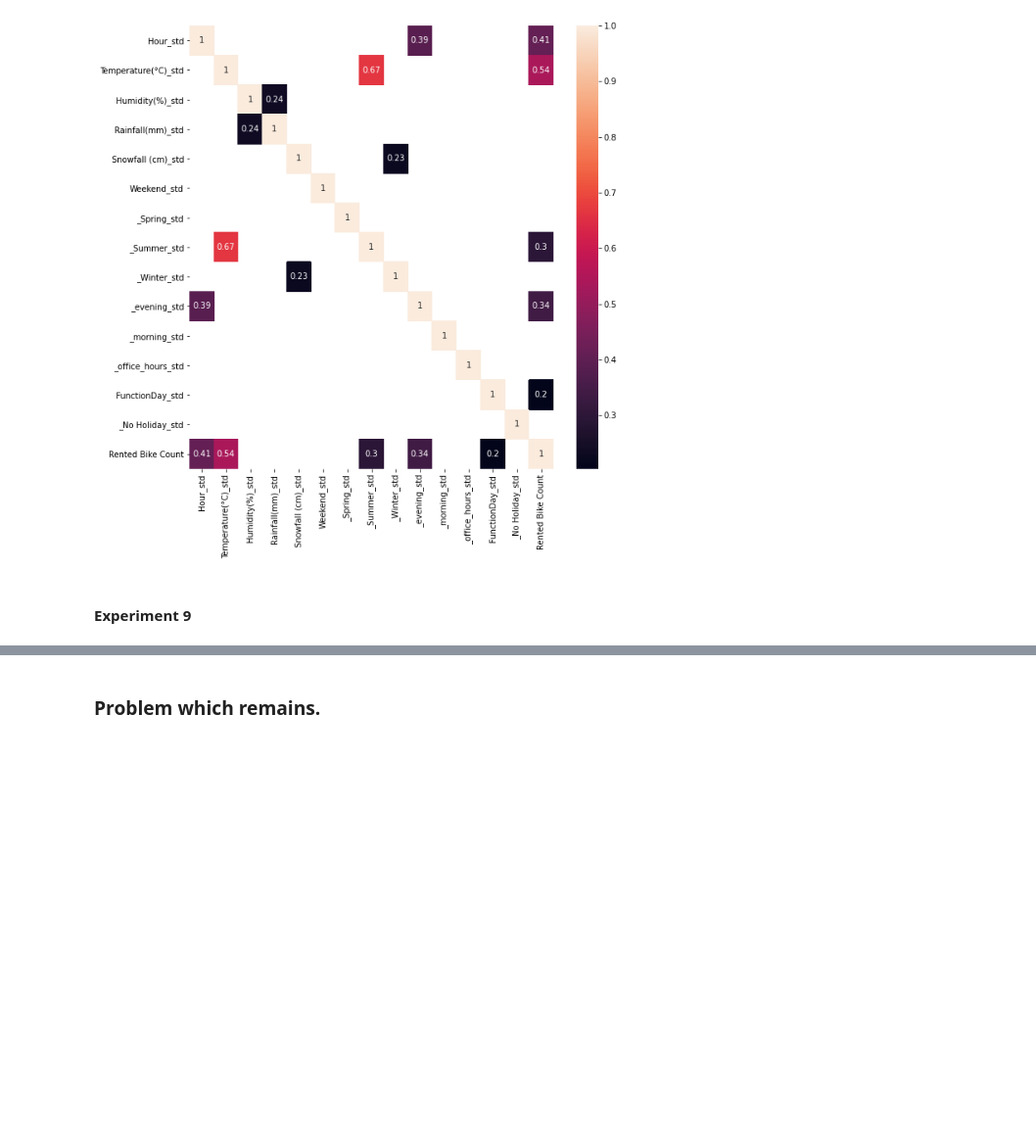
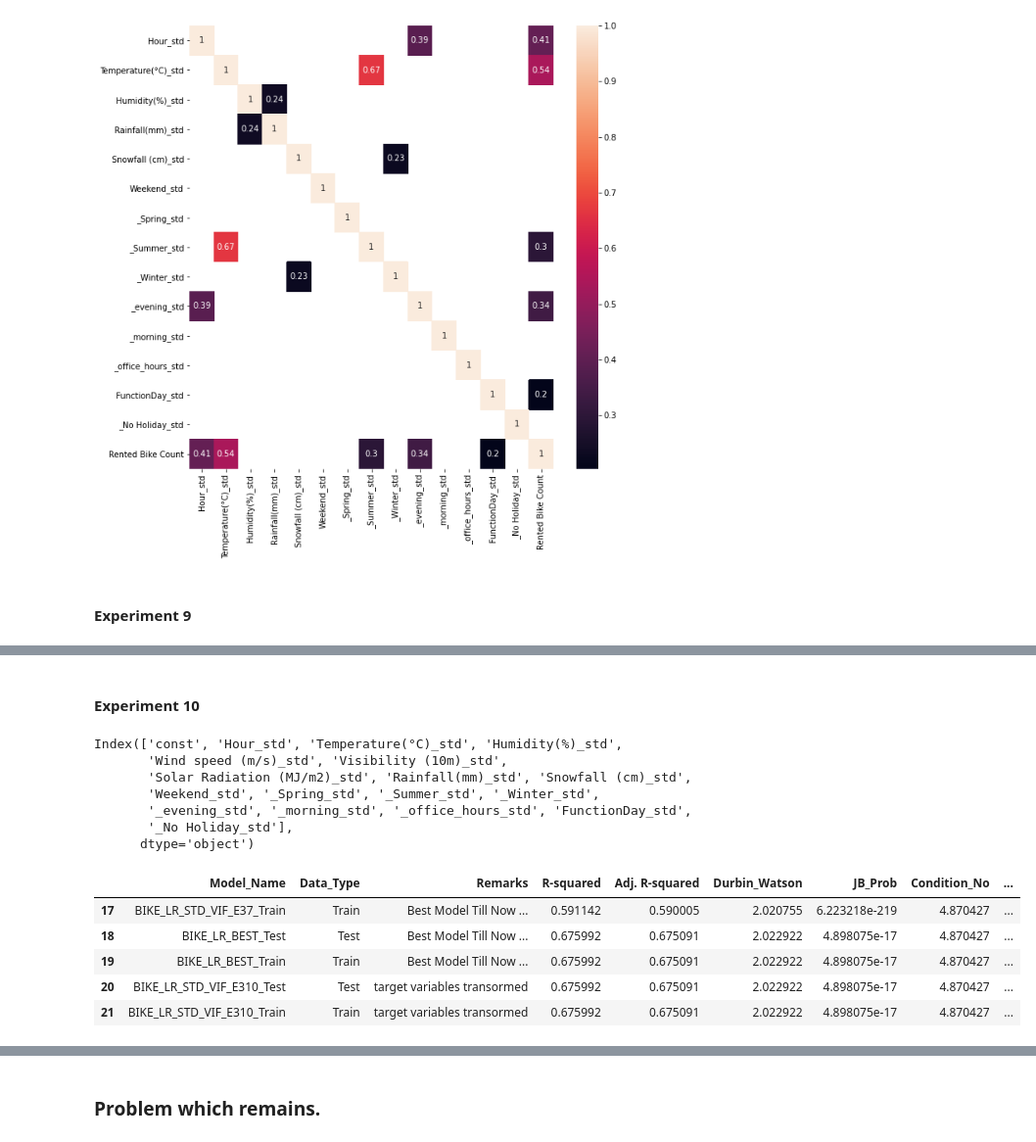
Before and after one commit to dinuthomas/aiml_bikes, a Jupyter notebook: bikeDemand.ipynb, the cells around one changed output, grey strips where cells are left out. Shown at 98% size. Drawn from its saved outputs; the diff is of its cells as text; code cells hidden in the pictures; blank space fills up the shorter version.

```diff
--- a/bikeDemand.ipynb
+++ b/bikeDemand.ipynb
@@ -1695,3 +1695,5 @@ Index(['const', 'Hour_std', 'Temperature(°C)_std', 'Humidity(%)_std',
 | 15 | BIKE_LR_STD_VIF_E39_Train | Train | after VIF treatment, removed insi... | 0.587045 | 0.585965 | 2.022372 | 2.915678e-194 | 4.458116 | ... |
 | 16 | BIKE_LR_STD_VIF_E37_Test | Test | Best Model Till Now ... | 0.591142 | 0.590005 | 2.020755 | 6.223218e-219 | 4.870427 | ... |
 | 17 | BIKE_LR_STD_VIF_E37_Train | Train | Best Model Till Now ... | 0.591142 | 0.590005 | 2.020755 | 6.223218e-219 | 4.870427 | ... |
+# %% [markdown]
+#### Experiment 10
@@ -1697,0 +1705,20 @@ Index(['const', 'Hour_std', 'Temperature(°C)_std', 'Humidity(%)_std',
+# %%
+result_table_e3_set,lr_model,num_train  = lr_model_experiment(bikeData_feats_e310_std,
+                                                              ['Rented_Bike_Count_sqrt'],"BIKE_LR_STD_VIF_E310",
+                                                              "target variables transormed",
+                                                               result_table_e3_set,0.3,123)
+result_table_e3_set.tail()
+# %% [output]
+Index(['const', 'Hour_std', 'Temperature(°C)_std', 'Humidity(%)_std',
+       'Wind speed (m/s)_std', 'Visibility (10m)_std',
+       'Solar Radiation (MJ/m2)_std', 'Rainfall(mm)_std', 'Snowfall (cm)_std',
+       'Weekend_std', '_Spring_std', '_Summer_std', '_Winter_std',
+       '_evening_std', '_morning_std', '_office_hours_std', 'FunctionDay_std',
+       '_No Holiday_std'],
+      dtype='object')
+|  | Model_Name | Data_Type | Remarks | R-squared | Adj. R-squared | Durbin_Watson | JB_Prob | Condition_No | ... |
+| 17 | BIKE_LR_STD_VIF_E37_Train | Train | Best Model Till Now ... | 0.591142 | 0.590005 | 2.020755 | 6.223218e-219 | 4.870427 | ... |
+| 18 | BIKE_LR_BEST_Test | Test | Best Model Till Now ... | 0.675992 | 0.675091 | 2.022922 | 4.898075e-17 | 4.870427 | ... |
+| 19 | BIKE_LR_BEST_Train | Train | Best Model Till Now ... | 0.675992 | 0.675091 | 2.022922 | 4.898075e-17 | 4.870427 | ... |
+| 20 | BIKE_LR_STD_VIF_E310_Test | Test | target variables transormed | 0.675992 | 0.675091 | 2.022922 | 4.898075e-17 | 4.870427 | ... |
+| 21 | BIKE_LR_STD_VIF_E310_Train | Train | target variables transormed | 0.675992 | 0.675091 | 2.022922 | 4.898075e-17 | 4.870427 | ... |
```
Also changed, not shown: parts of 6 cells of this notebook.
